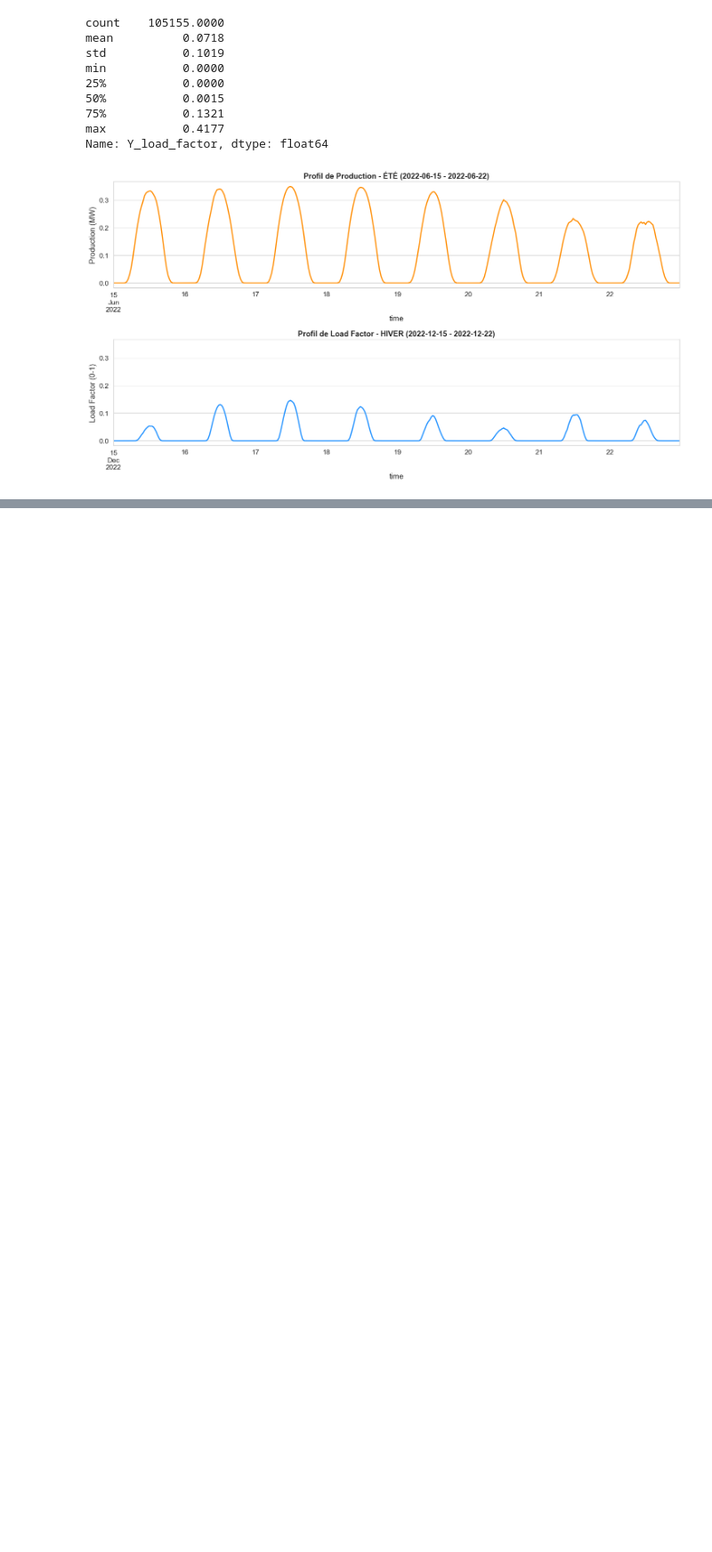
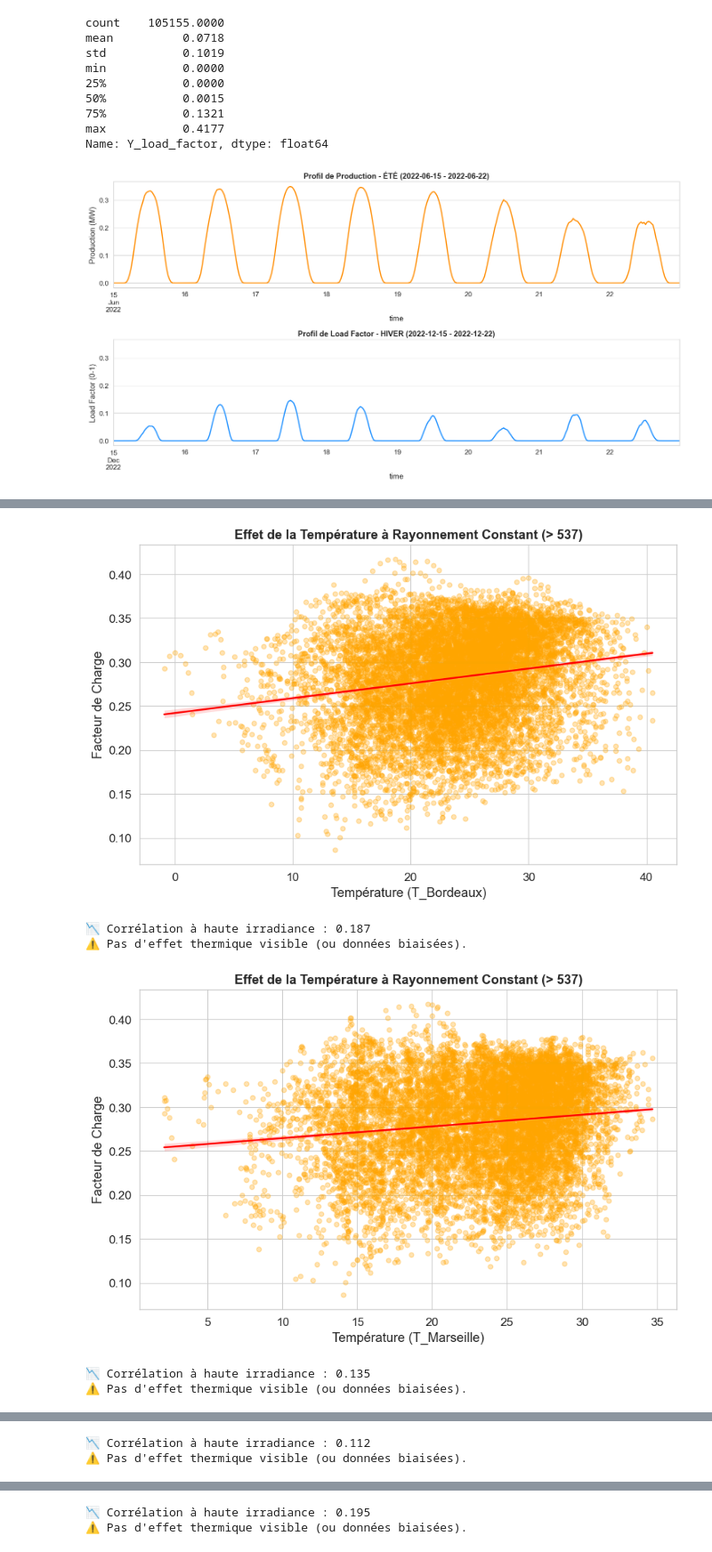
Before and after one commit to IshaghCheikh/PythonProject, a Jupyter notebook: main.ipynb, the cells around one changed output, grey strips where cells are left out. Shown at 89% size. Drawn from its saved outputs; the diff is of its cells as text; code cells hidden in the pictures; blank space fills up the shorter version.

```diff
--- a/main.ipynb
+++ b/main.ipynb
@@ -398,0 +557,42 @@ plt.show()
+# %%
+def plot_temperature_effect(df, temp_col, rad_col, target='Y_load_factor'):
+    """
+    Montre l'effet de la température pour un niveau de rayonnement élevé et fixe.
+    """
+    # On isole les moments de "Grand Soleil" (Haut du panier)
+    # Ex: Rayonnement > 90% du max
+    high_rad_threshold = df[rad_col].quantile(0.90)
+    subset = df[df[rad_col] > high_rad_threshold].copy()
+
+    plt.figure(figsize=(10, 6))
+
+    sns.regplot(data=subset, x=temp_col, y=target, scatter_kws={'alpha':0.3, 'color':'orange'}, line_kws={'color':'red'})
+
+    plt.title(f"Effet de la Température à Rayonnement Constant (> {int(high_rad_threshold)})", fontweight='bold')
+    plt.xlabel(f"Température ({temp_col})")
+    plt.ylabel("Facteur de Charge")
+    plt.grid(True)
+    plt.show()
+
+    # Calcul de la pente
+    corr = subset[[temp_col, target]].corr().iloc[0, 1]
+    print(f"📉 Corrélation à haute irradiance : {corr:.3f}")
+    if corr < 0:
+        print("✅ Hypothèse Physique Validée : La chaleur baisse le rendement.")
+    else:
+        print("⚠️ Pas d'effet thermique visible (ou données biaisées).")
+
+# Adaptez les noms de colonnes (t2m = temp à 2m souvent)
+if 'df' in locals() and rad_cols:
+    temp_cols = [c for c in df.columns if 'T' in c]
+
+    if temp_cols:
+        for col in temp_cols:
+            plot_temperature_effect(df, temp_col=col, rad_col=rad_cols[0])
+# %% [output]
+[figure, added]
+📉 Corrélation à haute irradiance : 0.187
+⚠️ Pas d'effet thermique visible (ou données biaisées).
+[figure, added]
+📉 Corrélation à haute irradiance : 0.135
+⚠️ Pas d'effet thermique visible (ou données biaisées).
@@ -398,0 +600,2 @@ plt.show()
+📉 Corrélation à haute irradiance : 0.112
+⚠️ Pas d'effet thermique visible (ou données biaisées).
@@ -398,0 +603,2 @@ plt.show()
+📉 Corrélation à haute irradiance : 0.195
+⚠️ Pas d'effet thermique visible (ou données biaisées).
```
Also changed, not shown: parts of 12 cells of this notebook.
